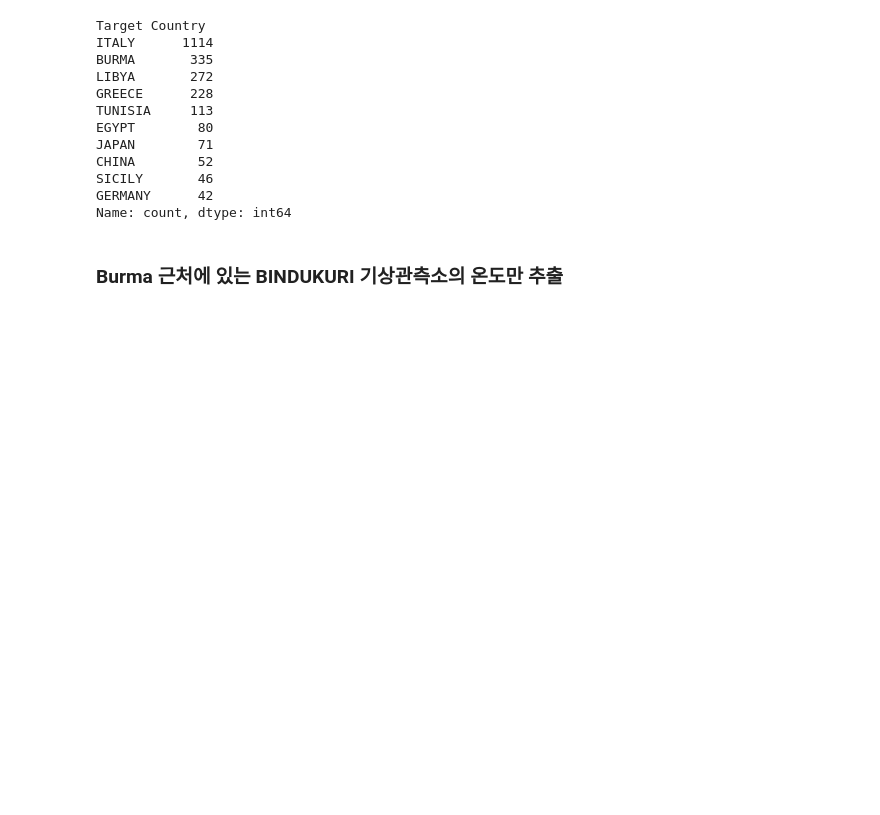
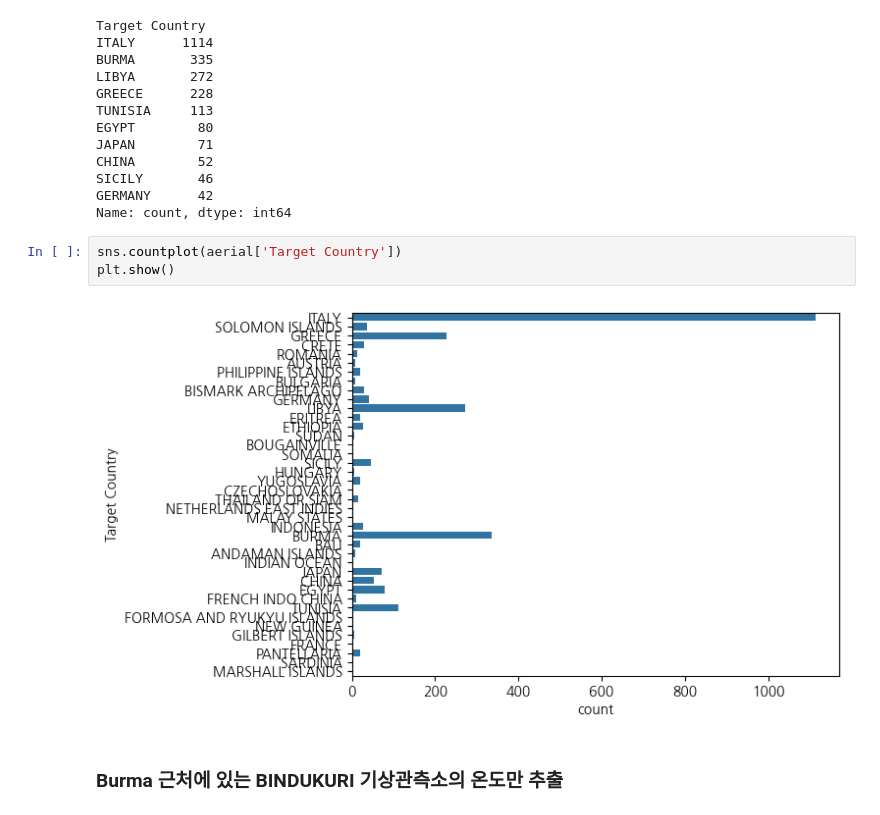
Before and after one commit to youngeunkoo/fintech_service, a Jupyter notebook: 09Time_series/02_시계열자료분석_2차세계대전공습_날씨데이터.ipynb, the cells around one changed output. Cells and saved outputs as stored; diff of their text form; blank space fills up the shorter version.

```diff
--- a/09Time_series/02_시계열자료분석_2차세계대전공습_날씨데이터.ipynb
+++ b/09Time_series/02_시계열자료분석_2차세계대전공습_날씨데이터.ipynb
@@ -407,6 +426,11 @@ CHINA        52
 SICILY       46
 GERMANY      42
 Name: count, dtype: int64
+# %%
+sns.countplot(aerial['Target Country'])
+plt.show()
+# %% [output]
+[figure, added]
 # %% [markdown]
 ### Burma 근처에 있는 BINDUKURI 기상관측소의 온도만 추출
 # %%
```
Also changed, not shown: parts of 38 cells of this notebook, 2 other files.
